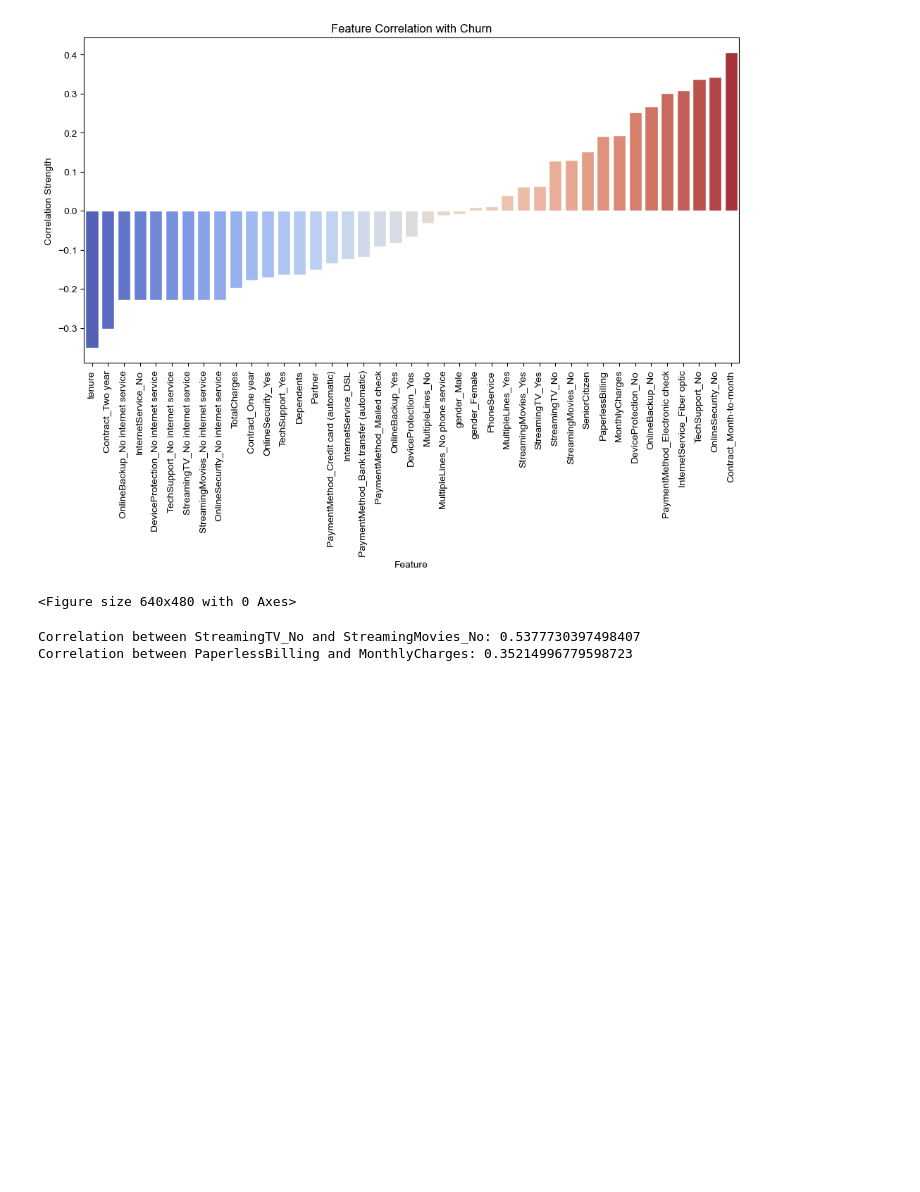
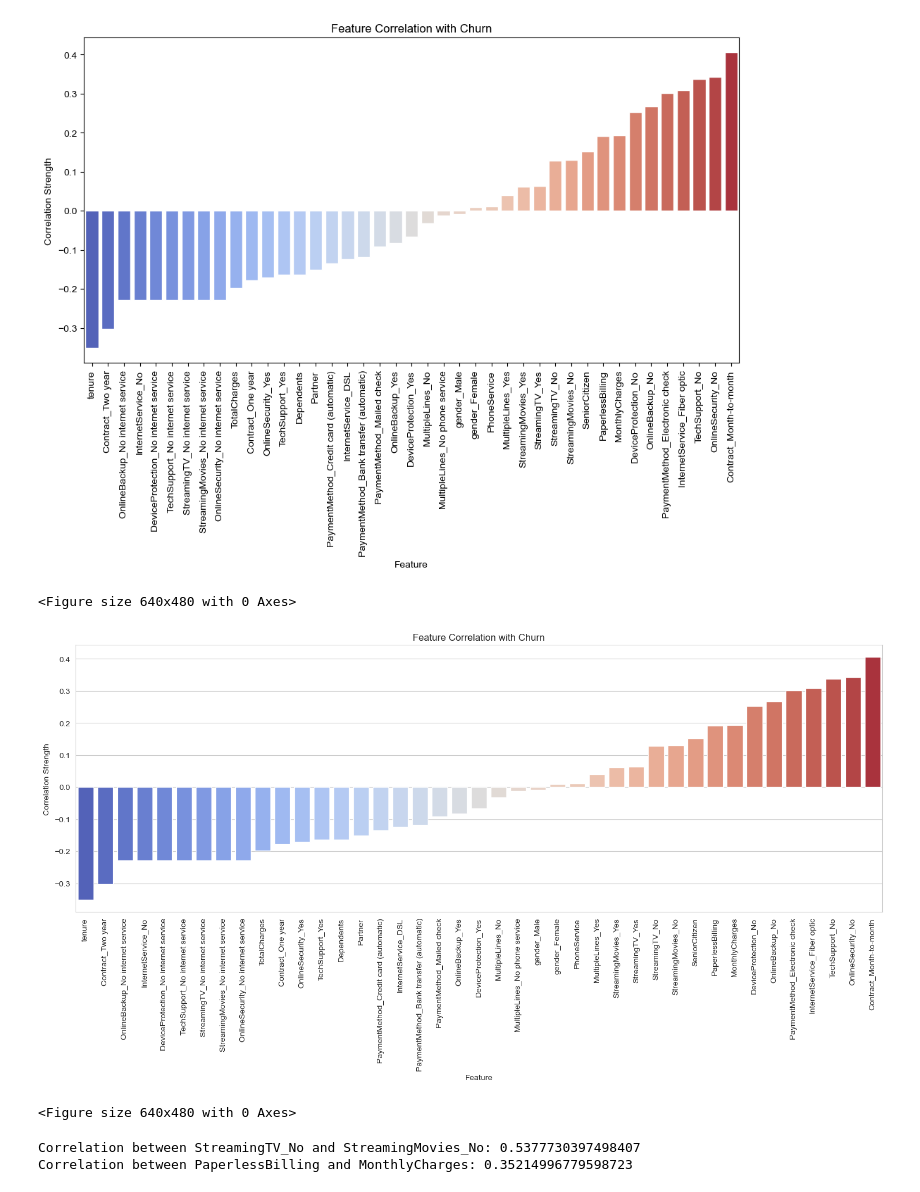
Before and after one commit to JacobMaurice/telco_customer_churn, a Jupyter notebook: Telco_Customer_Churn.ipynb, the cells around one changed output. Drawn from its saved outputs; the diff is of its cells as text; code cells hidden in the pictures; blank space fills up the shorter version.

```diff
--- a/Telco_Customer_Churn.ipynb
+++ b/Telco_Customer_Churn.ipynb
@@ -197,6 +198,25 @@ plt.clf()
 # %% [output]
 [figure]
 <Figure size 640x480 with 0 Axes>
+# %%
+# Save alternate version of figure with wider aspect ratio
+f, ax = plt.subplots(figsize=(18,6))
+sns.set_style("whitegrid")
+sns.barplot(data=feature_target_corr,
+            x='feature',
+            y='correlation',
+            palette='coolwarm')
+
+plt.xticks(rotation=90)
+plt.xlabel('Feature')
+plt.ylabel('Correlation Strength')
+plt.title('Feature Correlation with Churn')
+f.savefig("Feature-Churn-Correlation", bbox_inches="tight")
+plt.show()
+plt.clf()
+# %% [output]
+[figure, added]
+<Figure size 640x480 with 0 Axes>
 # %%
 print(f"Correlation between StreamingTV_No and StreamingMovies_No: " + str(corr_mat["StreamingTV_No"]["StreamingMovies_No"]))
 print(f"Correlation between PaperlessBilling and MonthlyCharges: " + str(corr_mat["PaperlessBilling"]["MonthlyCharges"]))
```
Also changed, not shown: parts of 19 cells of this notebook.
